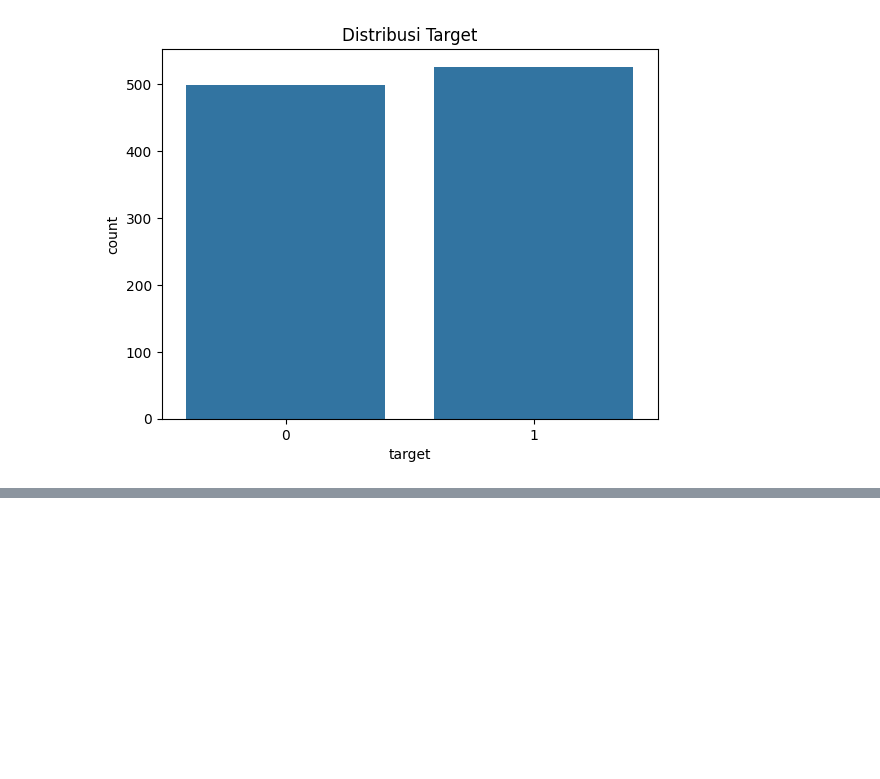
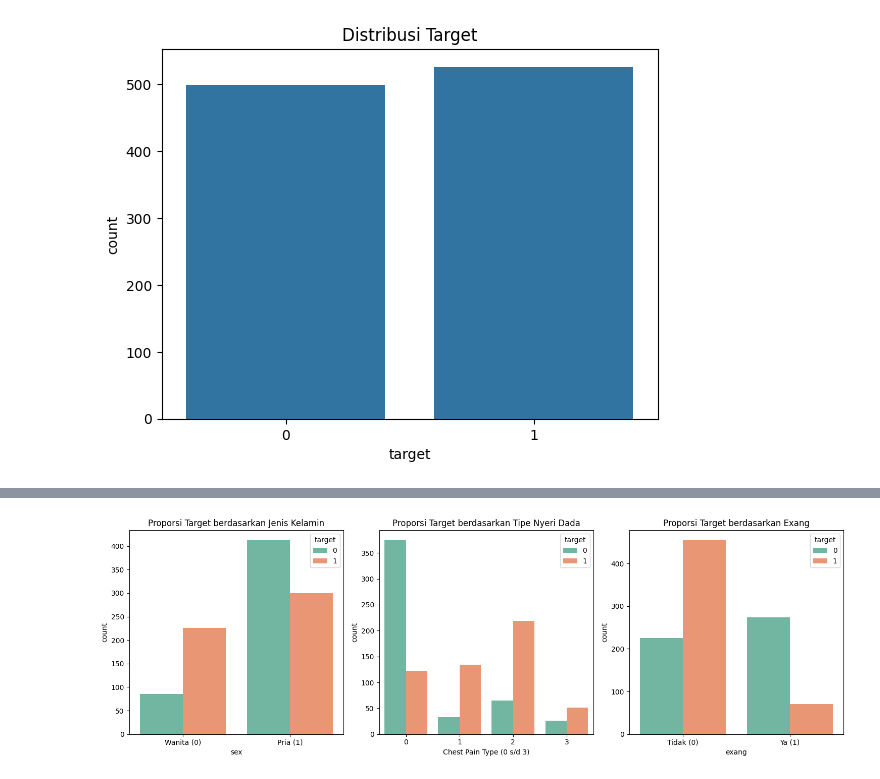
Before and after one commit to SulaimanFaiz/datamining-TugasEDA, a Jupyter notebook: larplarplarpsahur_5054251016_5054251021_5054251048.ipynb, the cells around one changed output, grey strips where cells are left out. Cells and saved outputs as stored; diff of their text form; code cells hidden in the pictures; blank space fills up the shorter version.

```diff
--- a/larplarplarpsahur_5054251016_5054251021_5054251048.ipynb
+++ b/larplarplarpsahur_5054251016_5054251021_5054251048.ipynb
@@ -115,0 +187,25 @@ plt.show()
+# %%
+fig, axes = plt.subplots(1, 3, figsize=(15, 5))
+
+# Hubungan Sex dengan Target
+sns.countplot(ax=axes[0], data=df, x="sex", hue="target", palette="Set2")
+axes[0].set_title("Proporsi Target berdasarkan Jenis Kelamin")
+axes[0].set_xticks([0, 1])
+axes[0].set_xticklabels(["Wanita (0)", "Pria (1)"])
+
+# Hubungan Chest Pain Type (cp) dengan Target
+sns.countplot(ax=axes[1], data=df, x="cp", hue="target", palette="Set2")
+axes[1].set_title("Proporsi Target berdasarkan Tipe Nyeri Dada")
+axes[1].set_xlabel("Chest Pain Type (0 s/d 3)")
+
+# Hubungan Exercise Induced Angina (exang) dengan Target
+sns.countplot(ax=axes[2], data=df, x="exang", hue="target", palette="Set2")
+axes[2].set_title("Proporsi Target berdasarkan Exang")
+axes[2].set_xticks([0, 1])
+axes[2].set_xticklabels(["Tidak (0)", "Ya (1)"])
+
+plt.tight_layout()
+plt.savefig("countplot_kategorik.png", dpi=300)
+plt.show()
+# %% [output]
+[figure, added]
```
Also changed, not shown: parts of 12 cells of this notebook.
